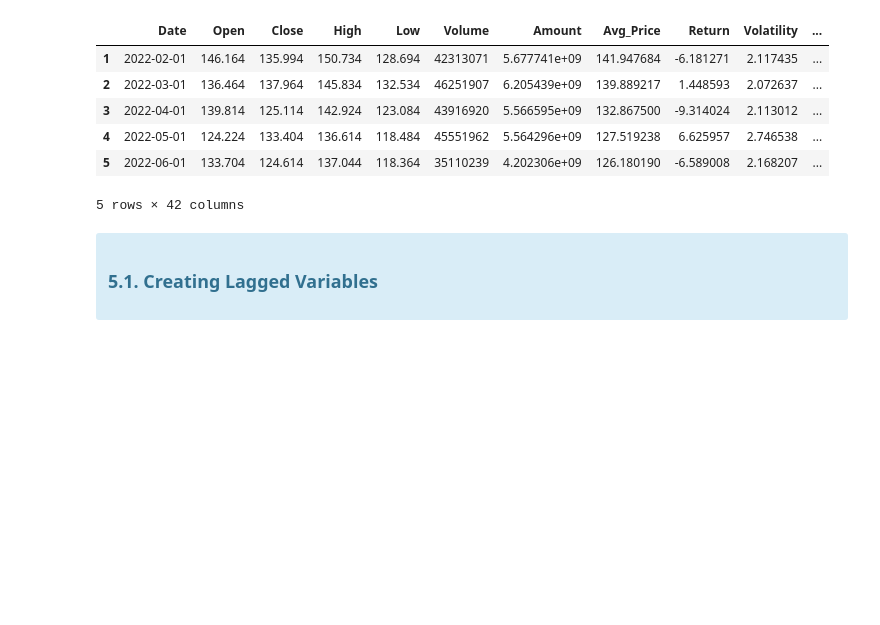
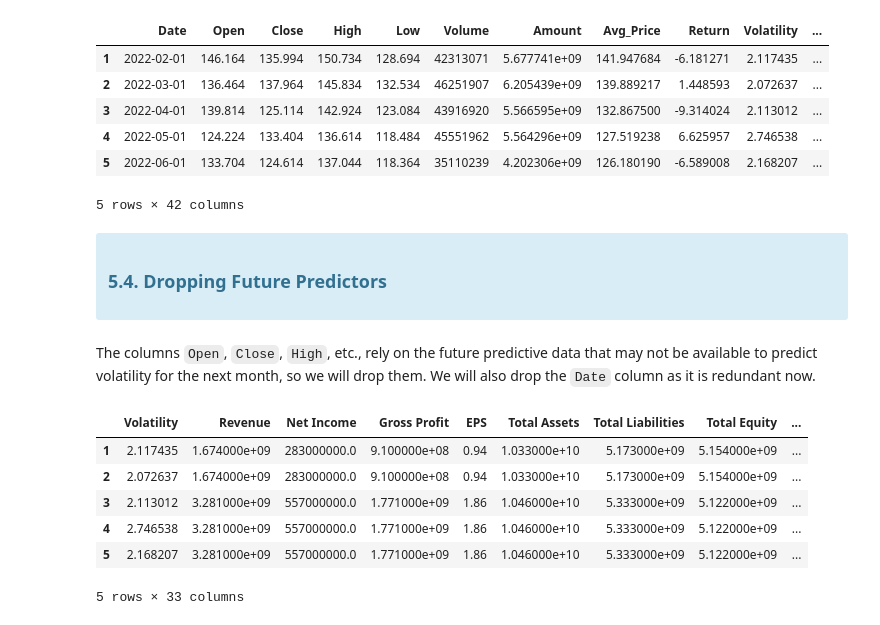
Before and after one commit to Billz942/Mining-Knowledge-from-Data, a Jupyter notebook: Elahi_34200223.ipynb, the cells around one changed output. Saved outputs shown, nothing was run; the diff lists cells and outputs as text; code cells hidden in the pictures; blank space fills up the shorter version.

```diff
--- a/Elahi_34200223.ipynb
+++ b/Elahi_34200223.ipynb
@@ -556,4 +556,23 @@ Name: count, dtype: int64
 
 <div class="alert alert-block alert-info">
 
-### 5.1. Creating Lagged Variables <a class="anchor" name="Read"></a>
+### 5.4. Dropping Future Predictors <a class="anchor" name="Read"></a>
+# %% [markdown]
+The columns `Open`, `Close`, `High`, etc., rely on the future predictive data that may not be available to predict volatility for the next month, so we will drop them. We will also drop the `Date` column as it is redundant now.
+# %%
+# List of columns to drop
+columns_to_drop = ['Date', 'Open', 'Close', 'High', 'Low', 'Volume', 'Amount', 'Avg_Price', 'Return']  # Replace with your column names
+
+# Drop the specified columns
+data_selected = data_cleaned.drop(columns=columns_to_drop)
+
+# Display the DataFrame to verify
+data_selected.head()
+# %% [output]
+|  | Volatility | Revenue | Net Income | Gross Profit | EPS | Total Assets | Total Liabilities | Total Equity | ... |
+| 1 | 2.117435 | 1.674000e+09 | 283000000.0 | 9.100000e+08 | 0.94 | 1.033000e+10 | 5.173000e+09 | 5.154000e+09 | ... |
+| 2 | 2.072637 | 1.674000e+09 | 283000000.0 | 9.100000e+08 | 0.94 | 1.033000e+10 | 5.173000e+09 | 5.154000e+09 | ... |
+| 3 | 2.113012 | 3.281000e+09 | 557000000.0 | 1.771000e+09 | 1.86 | 1.046000e+10 | 5.333000e+09 | 5.122000e+09 | ... |
+| 4 | 2.746538 | 3.281000e+09 | 557000000.0 | 1.771000e+09 | 1.86 | 1.046000e+10 | 5.333000e+09 | 5.122000e+09 | ... |
+| 5 | 2.168207 | 3.281000e+09 | 557000000.0 | 1.771000e+09 | 1.86 | 1.046000e+10 | 5.333000e+09 | 5.122000e+09 | ... |
+5 rows × 33 columns
```
Also changed, not shown: parts of 8 cells of this notebook.
